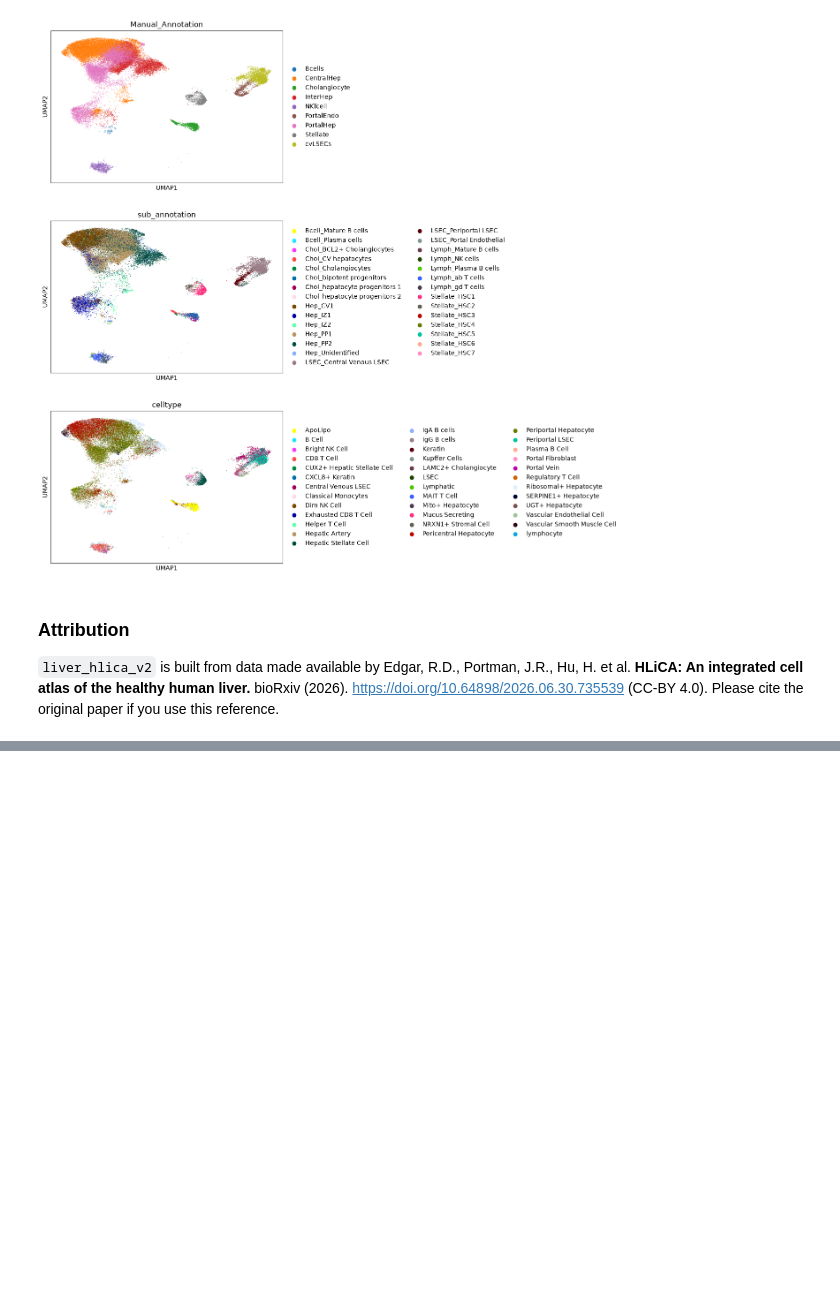
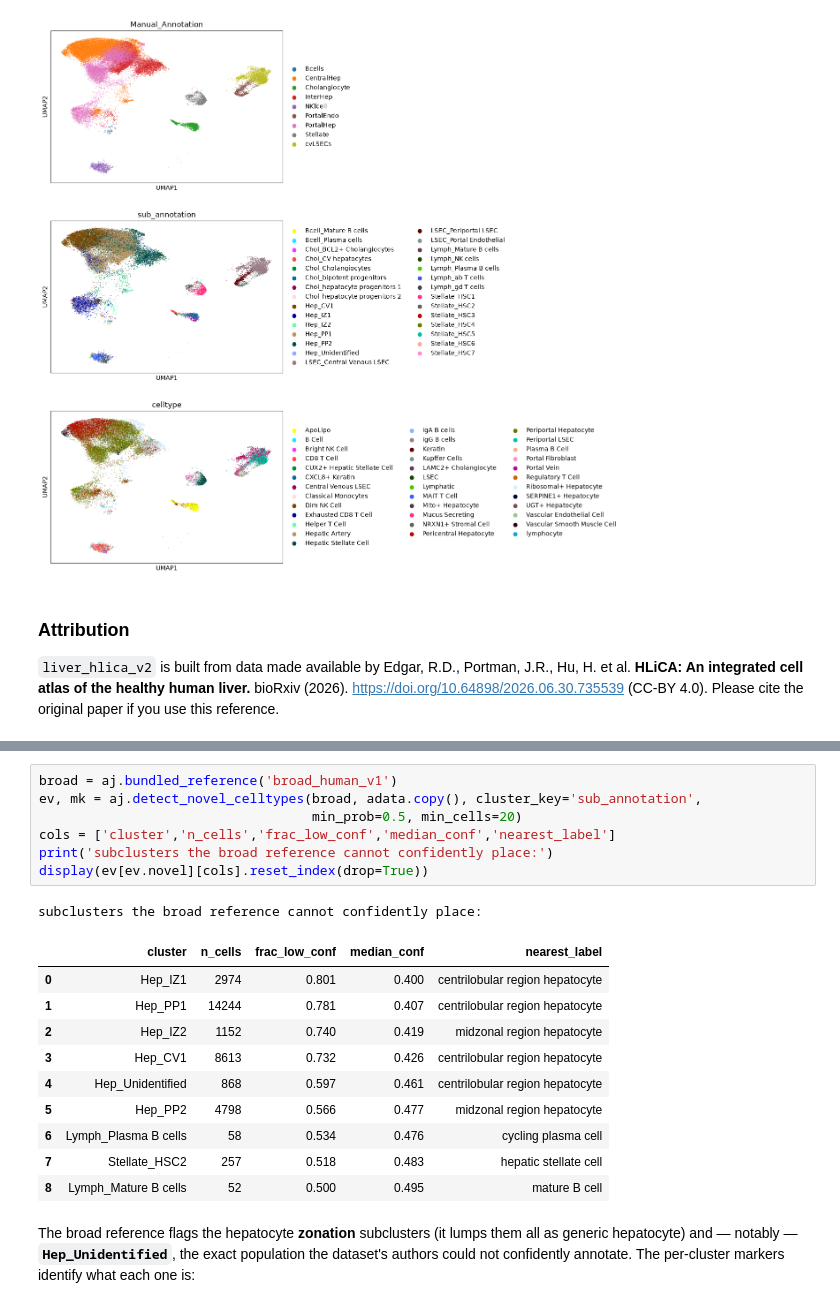
Before and after one commit to iandriver/actinn-jax, a Jupyter notebook: examples/liver_zonation.ipynb, the cells around one changed output, grey strips where cells are left out. Saved outputs shown, nothing was run; the diff lists cells and outputs as text; blank space fills up the shorter version.

```diff
--- a/examples/liver_zonation.ipynb
+++ b/examples/liver_zonation.ipynb
@@ -383,0 +403,24 @@ print(f"cross-tissue labels pruned ({len(removed)}): {removed[:12]}")
+# %%
+broad = aj.bundled_reference('broad_human_v1')
+ev, mk = aj.detect_novel_celltypes(broad, adata.copy(), cluster_key='sub_annotation',
+                                   min_prob=0.5, min_cells=20)
+cols = ['cluster','n_cells','frac_low_conf','median_conf','nearest_label']
+print('subclusters the broad reference cannot confidently place:')
+display(ev[ev.novel][cols].reset_index(drop=True))
+# %% [output]
+subclusters the broad reference cannot confidently place:
+|  | cluster | n_cells | frac_low_conf | median_conf | nearest_label |
+| 0 | Hep_IZ1 | 2974 | 0.801 | 0.400 | centrilobular region hepatocyte |
+| 1 | Hep_PP1 | 14244 | 0.781 | 0.407 | centrilobular region hepatocyte |
+| 2 | Hep_IZ2 | 1152 | 0.740 | 0.419 | midzonal region hepatocyte |
+| 3 | Hep_CV1 | 8613 | 0.732 | 0.426 | centrilobular region hepatocyte |
+| 4 | Hep_Unidentified | 868 | 0.597 | 0.461 | centrilobular region hepatocyte |
+| 5 | Hep_PP2 | 4798 | 0.566 | 0.477 | midzonal region hepatocyte |
+| 6 | Lymph_Plasma B cells | 58 | 0.534 | 0.476 | cycling plasma cell |
+| 7 | Stellate_HSC2 | 257 | 0.518 | 0.483 | hepatic stellate cell |
+| 8 | Lymph_Mature B cells | 52 | 0.500 | 0.495 | mature B cell |
+# %% [markdown]
+The broad reference flags the hepatocyte **zonation** subclusters (it lumps them all as
+generic hepatocyte) and — notably — **`Hep_Unidentified`**, the exact population the
+dataset's authors could not confidently annotate. The per-cluster markers identify what
+each one is:
```
Also changed, not shown: parts of 14 cells of this notebook.
